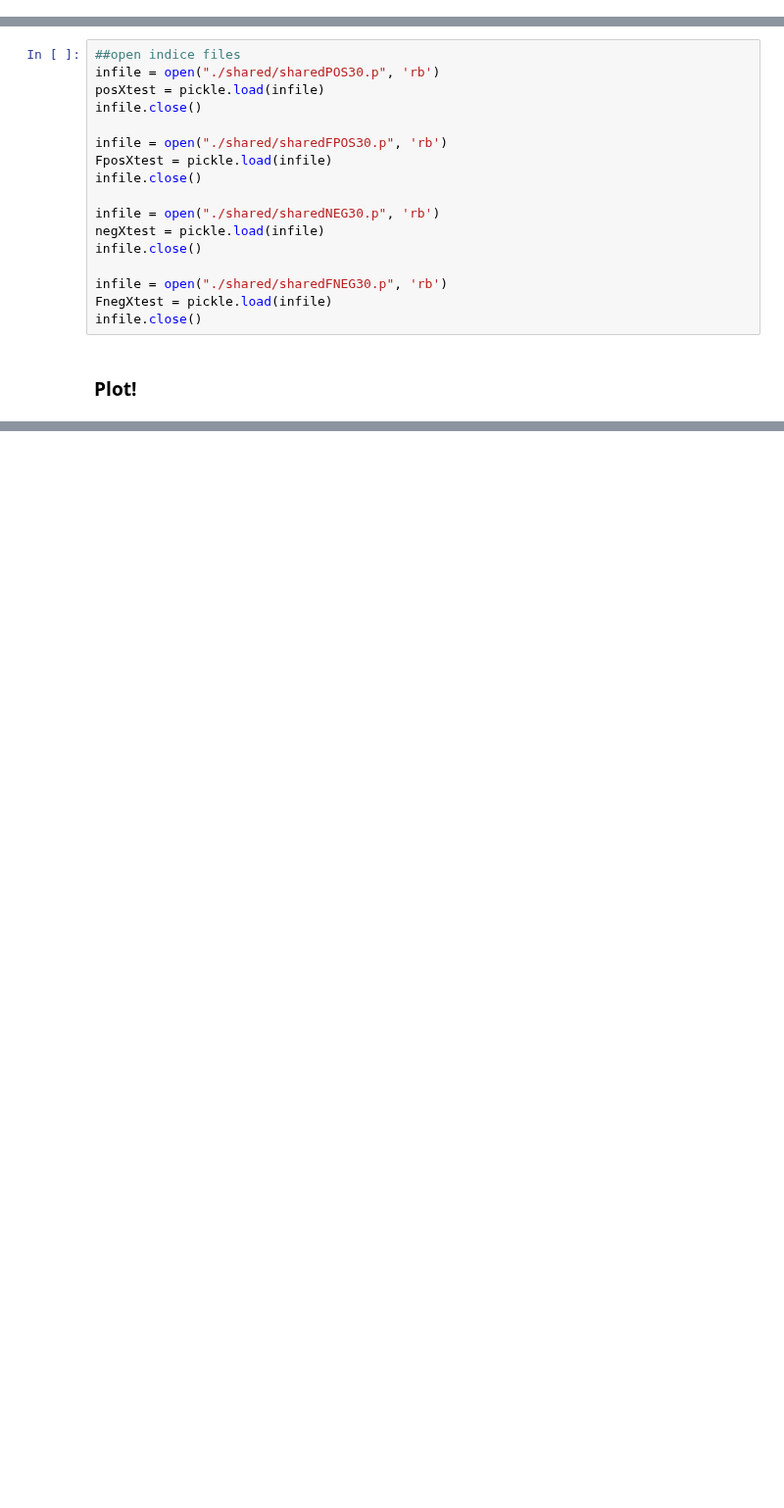
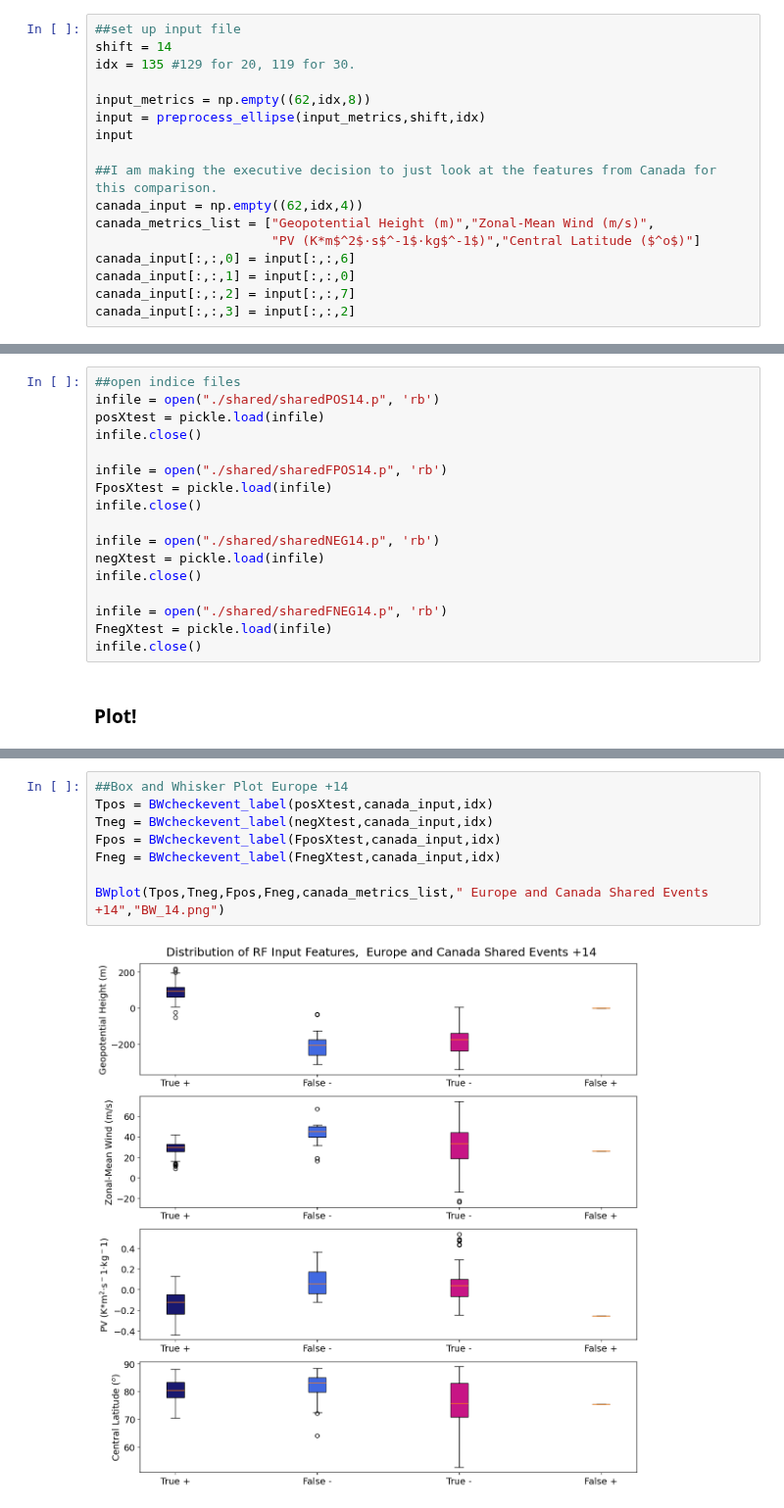
Before and after one commit to emf98/LessonsLearned, a Jupyter notebook: leadtimes/date_compare/PlotCompare.ipynb, the cells around one changed output, grey strips where cells are left out. Shown at 98% size. Drawn from its saved outputs; the diff is of its cells as text; blank space fills up the shorter version.

Commit message:
Update plotting files in DC to create BW plots in place of composites.

```diff
--- a/leadtimes/date_compare/PlotCompare.ipynb
+++ b/leadtimes/date_compare/PlotCompare.ipynb
@@ -38,0 +42,17 @@ idx = 119 #129 for 20, 119 for 30.
+# %%
+##set up input file
+shift = 14
+idx = 135 #129 for 20, 119 for 30.
+
+input_metrics = np.empty((62,idx,8))
+input = preprocess_ellipse(input_metrics,shift,idx)
+input
+
+##I am making the executive decision to just look at the features from Canada for this comparison.
+canada_input = np.empty((62,idx,4))
+canada_metrics_list = ["Geopotential Height (m)","Zonal-Mean Wind (m/s)",
+                       "PV (K*m$^2$·s$^-1$·kg$^-1$)","Central Latitude ($^o$)"]
+canada_input[:,:,0] = input[:,:,6]
+canada_input[:,:,1] = input[:,:,0]
+canada_input[:,:,2] = input[:,:,7]
+canada_input[:,:,3] = input[:,:,2]
@@ -74,19 +101,19 @@ TEMP = extrapolate(TEMP)
 infile.close()
 # %%
 ##open indice files
-infile = open("./shared/sharedPOS30.p", 'rb')
+infile = open("./shared/sharedPOS14.p", 'rb')
 posXtest = pickle.load(infile)
 infile.close()
 
-infile = open("./shared/sharedFPOS30.p", 'rb')
+infile = open("./shared/sharedFPOS14.p", 'rb')
 FposXtest = pickle.load(infile)
 infile.close()
 
-infile = open("./shared/sharedNEG30.p", 'rb')
+infile = open("./shared/sharedNEG14.p", 'rb')
 negXtest = pickle.load(infile)
 infile.close()
 
-infile = open("./shared/sharedFNEG30.p", 'rb')
+infile = open("./shared/sharedFNEG14.p", 'rb')
 FnegXtest = pickle.load(infile)
 infile.close()
 # %% [markdown]
@@ -160,0 +177,10 @@ combine_cross(GPH_Fpos,GPH_Fneg,vert_GPH_Fpos,vert_GPH_Fneg,TEMP_Fpos,TEMP_Fneg,
+# %%
+##Box and Whisker Plot Europe +14
+Tpos = BWcheckevent_label(posXtest,canada_input,idx)
+Tneg = BWcheckevent_label(negXtest,canada_input,idx)
+Fpos = BWcheckevent_label(FposXtest,canada_input,idx)
+Fneg = BWcheckevent_label(FnegXtest,canada_input,idx)
+
+BWplot(Tpos,Tneg,Fpos,Fneg,canada_metrics_list," Europe and Canada Shared Events +14","BW_14.png")
+# %% [output]
+[figure, added]
```
Also changed, not shown: parts of 18 cells of this notebook, 1 other file.
